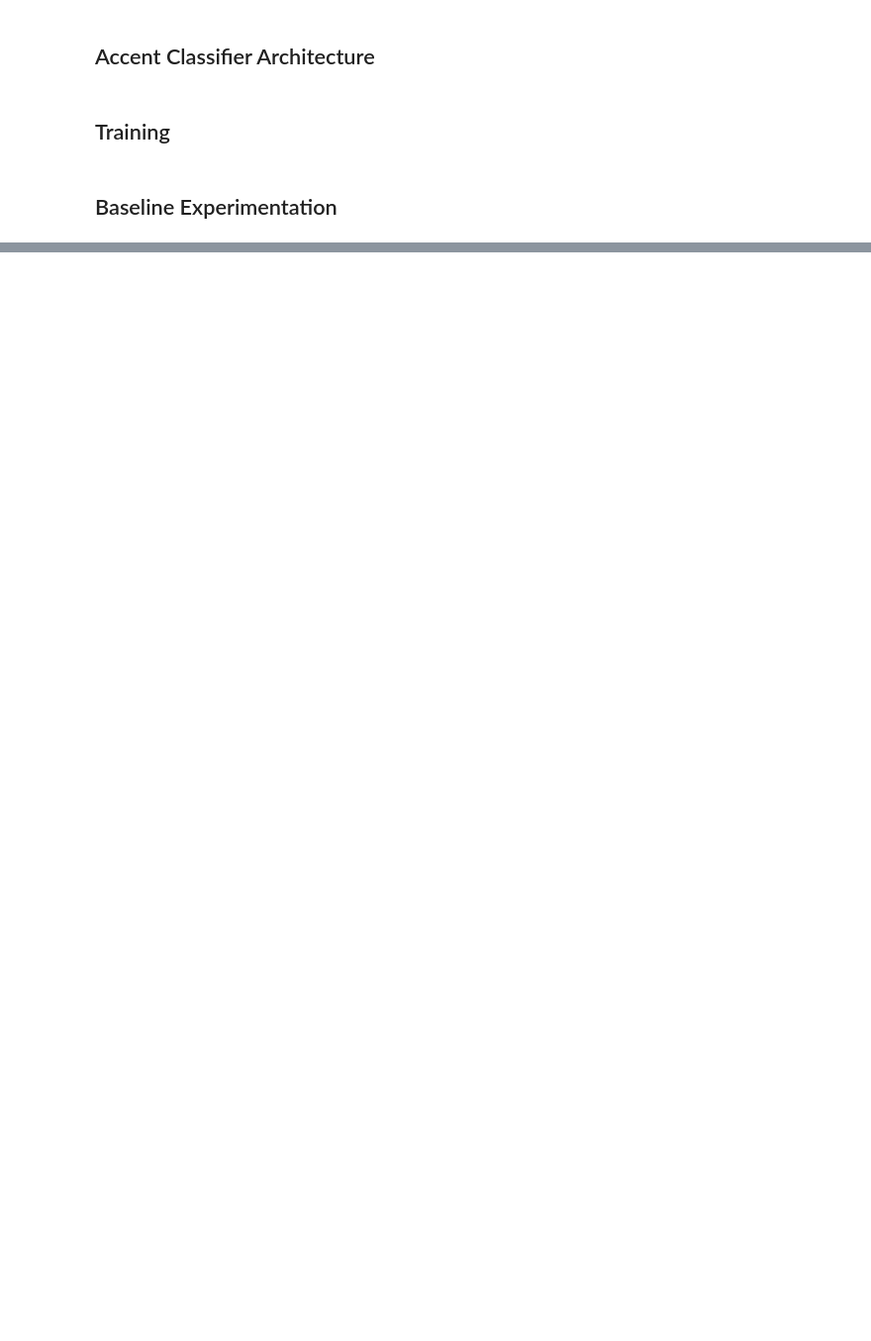
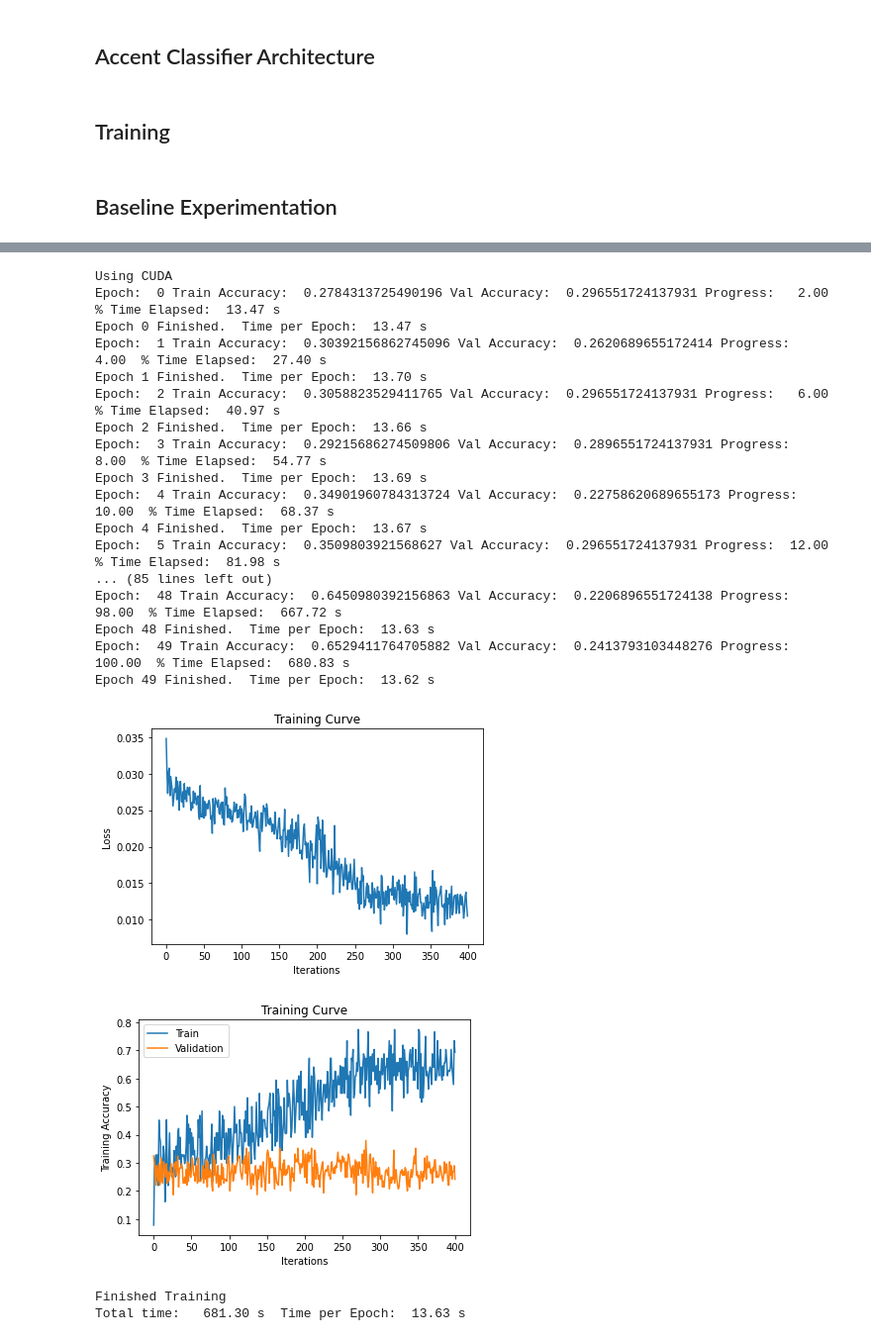
Before and after one commit to mingshi1214/Accent_Classifier, a Jupyter notebook: Acc_Class.ipynb, the cells around one changed output, grey strips where cells are left out. Shown at 99% size. Saved outputs shown, nothing was run; the diff lists cells and outputs as text; code cells hidden in the pictures; blank space fills up the shorter version.

```diff
--- a/Acc_Class.ipynb
+++ b/Acc_Class.ipynb
@@ -299,0 +315,49 @@ Total time:   602.62 s  Time per Epoch:  12.05 s
+# %%
+class AccentClassifier(nn.Module):
+    def __init__(self):
+          super(AccentClassifier, self).__init__()
+          self.name = 'AccentClasifier_1.2'
+          self.conv1 = nn.Conv2d(3, 32, 3) #in_channels, out_chanels, kernel_size
+          self.pool = nn.MaxPool2d(2, 2) #kernel_size, stride
+          self.conv2 = nn.Conv2d(32, 64, 3) #in_channels, out_chanels, kernel_size
+          self.fc1 = nn.Linear(30*46*64, 200)
+          self.fc2 = nn.Linear(200, 9)
+          self.dropout = nn.Dropout(p=0.5)
+
+    def forward(self, x):
+          x = self.pool(F.relu(self.conv1(x)))
+          x = self.pool(F.relu(self.conv2(x)))
+          x = x.view(-1, 30*46*64)
+          x = F.relu(self.fc1(x))
+          x = self.dropout(self.fc2(x))
+          return x
+# %%
+if torch.cuda.is_available():
+  print("Using CUDA")
+batch_size = 64
+num_epochs = 50
+learning_rate = 0.01
+acc_net = AccentClassifier()
+train_net(acc_net, batch_size=batch_size, learning_rate = learning_rate, num_epochs = num_epochs)
+# %% [output]
+Using CUDA
+Epoch:  0 Train Accuracy:  0.2784313725490196 Val Accuracy:  0.296551724137931 Progress:   2.00  % Time Elapsed:  13.47 s
+Epoch 0 Finished.  Time per Epoch:  13.47 s
+Epoch:  1 Train Accuracy:  0.30392156862745096 Val Accuracy:  0.2620689655172414 Progress:   4.00  % Time Elapsed:  27.40 s
+Epoch 1 Finished.  Time per Epoch:  13.70 s
+Epoch:  2 Train Accuracy:  0.3058823529411765 Val Accuracy:  0.296551724137931 Progress:   6.00  % Time Elapsed:  40.97 s
+Epoch 2 Finished.  Time per Epoch:  13.66 s
+Epoch:  3 Train Accuracy:  0.29215686274509806 Val Accuracy:  0.2896551724137931 Progress:   8.00  % Time Elapsed:  54.77 s
+Epoch 3 Finished.  Time per Epoch:  13.69 s
+Epoch:  4 Train Accuracy:  0.34901960784313724 Val Accuracy:  0.22758620689655173 Progress:  10.00  % Time Elapsed:  68.37 s
+Epoch 4 Finished.  Time per Epoch:  13.67 s
+Epoch:  5 Train Accuracy:  0.3509803921568627 Val Accuracy:  0.296551724137931 Progress:  12.00  % Time Elapsed:  81.98 s
+... (85 lines left out)
+Epoch:  48 Train Accuracy:  0.6450980392156863 Val Accuracy:  0.2206896551724138 Progress:  98.00  % Time Elapsed:  667.72 s
+Epoch 48 Finished.  Time per Epoch:  13.63 s
+Epoch:  49 Train Accuracy:  0.6529411764705882 Val Accuracy:  0.2413793103448276 Progress:  100.00  % Time Elapsed:  680.83 s
+Epoch 49 Finished.  Time per Epoch:  13.62 s
+[figure, added]
+[figure, added]
+Finished Training
+Total time:   681.30 s  Time per Epoch:  13.63 s
```
Also changed, not shown: parts of 12 cells of this notebook.
